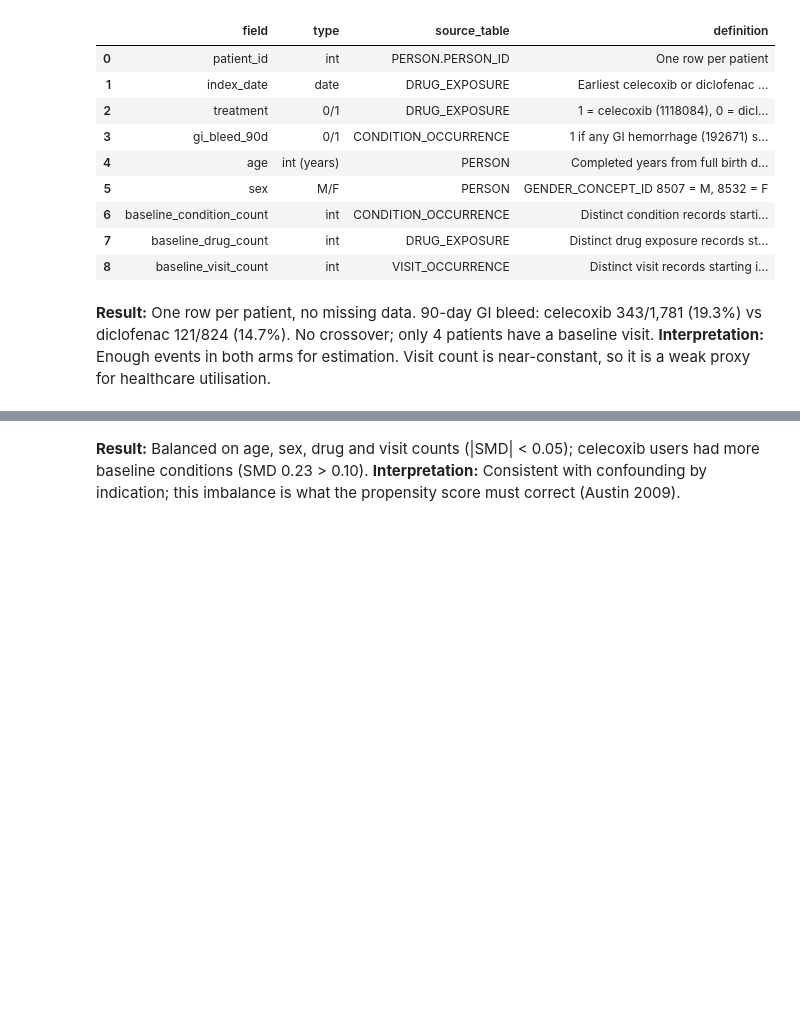
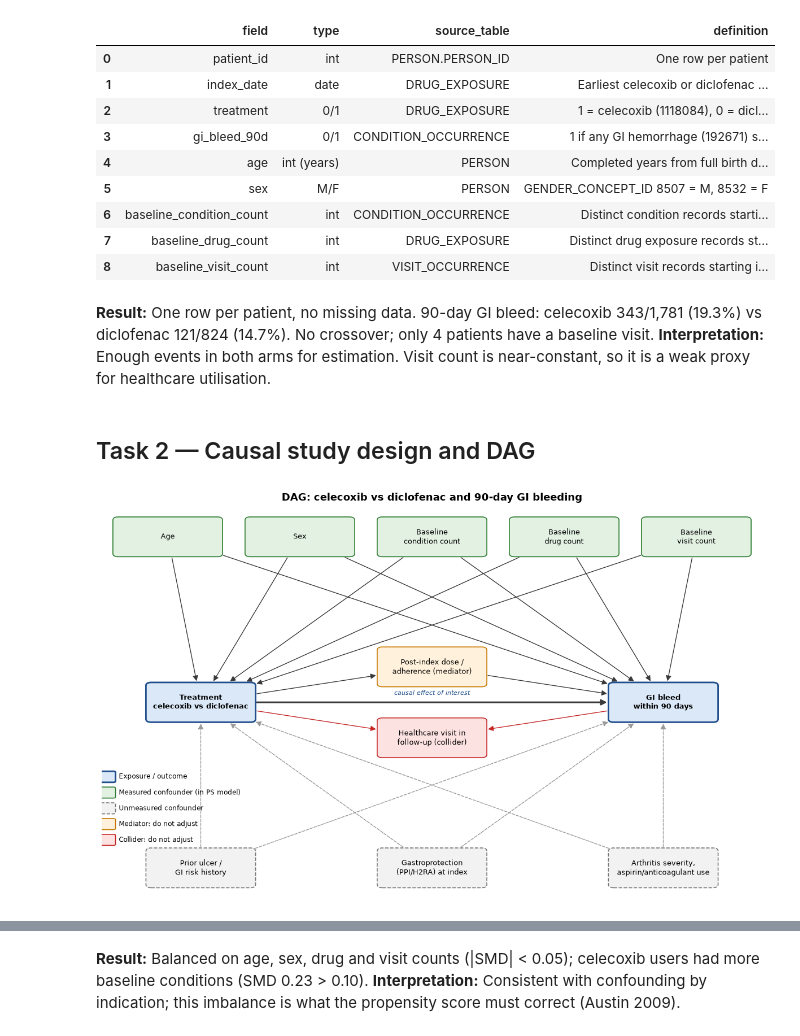
Before and after one commit to mehal-gosalia/gibleed-causal-inference, a Jupyter notebook: gibleed_analysis.ipynb, the cells around one changed output, grey strips where cells are left out. Drawn from its saved outputs; the diff is of its cells as text; code cells hidden in the pictures; blank space fills up the shorter version.

Commit message:
task 4

```diff
--- a/gibleed_analysis.ipynb
+++ b/gibleed_analysis.ipynb
@@ -454,3 +456,72 @@ Name: count, dtype: int64
 # %% [markdown]
 **Result:** One row per patient, no missing data. 90-day GI bleed: celecoxib 343/1,781 (19.3%) vs diclofenac 121/824 (14.7%). No crossover; only 4 patients have a baseline visit.
 **Interpretation:** Enough events in both arms for estimation. Visit count is near-constant, so it is a weak proxy for healthcare utilisation.
+# %% [markdown]
+## Task 2 — Causal study design and DAG
+# %%
+# Task 2: DAG — treatment, outcome, measured & unmeasured confounders, mediator (do not adjust), collider (do not adjust)
+import matplotlib.pyplot as plt
+from matplotlib.patches import FancyBboxPatch
+
+nodes = {
+    "T":      (0.15, 0.50, "Treatment\ncelecoxib vs diclofenac", "exposure"),
+    "Y":      (0.85, 0.50, "GI bleed\nwithin 90 days", "outcome"),
+    "age":    (0.10, 0.92, "Age", "measured"),
+    "sex":    (0.30, 0.92, "Sex", "measured"),
+    "cond":   (0.50, 0.92, "Baseline\ncondition count", "measured"),
+    "drug":   (0.70, 0.92, "Baseline\ndrug count", "measured"),
+    "visit":  (0.90, 0.92, "Baseline\nvisit count", "measured"),
+    "girisk": (0.15, 0.08, "Prior ulcer /\nGI risk history", "unmeasured"),
+    "ppi":    (0.50, 0.08, "Gastroprotection\n(PPI/H2RA) at index", "unmeasured"),
+    "sev":    (0.85, 0.08, "Arthritis severity,\naspirin/anticoagulant use", "unmeasured"),
+    "med":    (0.50, 0.59, "Post-index dose /\nadherence (mediator)", "mediator"),
+    "col":    (0.50, 0.41, "Healthcare visit in\nfollow-up (collider)", "collider"),
+}
+confounders = ["age", "sex", "cond", "drug", "visit", "girisk", "ppi", "sev"]
+edges = [(c, t) for c in confounders for t in ["T", "Y"]]
+edges += [("T", "Y"), ("T", "med"), ("med", "Y"), ("T", "col"), ("Y", "col")]
+
+style = {
+    "exposure":   dict(fc="#dbe8f7", ec="#1f4e8c", ls="-",  lw=2.0),
+    "outcome":    dict(fc="#dbe8f7", ec="#1f4e8c", ls="-",  lw=2.0),
+    "measured":   dict(fc="#e3f1e3", ec="#2e7d32", ls="-",  lw=1.2),
+    "unmeasured": dict(fc="#f2f2f2", ec="#777777", ls="--", lw=1.2),
+    "mediator":   dict(fc="#fff1db", ec="#c77700", ls="-",  lw=1.2),
+    "collider":   dict(fc="#fde2e2", ec="#c62828", ls="-",  lw=1.2),
+}
+
+fig, ax = plt.subplots(figsize=(12, 7.5))
+ax.set_xlim(0, 1); ax.set_ylim(0, 1); ax.axis("off")
+w, h = 0.15, 0.085
+boxes = {}
+for name, (x, y, label, kind) in nodes.items():
+    s = style[kind]
+    boxes[name] = FancyBboxPatch((x - w / 2, y - h / 2), w, h, boxstyle="round,pad=0.008",
+                                 fc=s["fc"], ec=s["ec"], ls=s["ls"], lw=s["lw"], zorder=3)
+    ax.add_patch(boxes[name])
+    ax.text(x, y, label, ha="center", va="center", fontsize=9, zorder=4,
+            fontweight="bold" if kind in ("exposure", "outcome") else "normal")
+
+for a, b in edges:
+    unmeasured = nodes[a][3] == "unmeasured"
+    color = "#9a9a9a" if unmeasured else ("#c62828" if b == "col" else "#3a3a3a")
+    ax.annotate("", xy=nodes[b][:2], xytext=nodes[a][:2],
+                arrowprops=dict(arrowstyle="-|>", mutation_scale=14, color=color,
+                                lw=2.2 if (a, b) == ("T", "Y") else 1.0, ls="--" if unmeasured else "-",
+                                patchA=boxes[a], patchB=boxes[b], shrinkA=1, shrinkB=1), zorder=2)
+ax.text(0.5, 0.515, "causal effect of interest", ha="center", va="bottom", fontsize=8, style="italic", color="#1f4e8c")
+
+legend = [("Exposure / outcome", "exposure"), ("Measured confounder (in PS model)", "measured"),
+          ("Unmeasured confounder", "unmeasured"), ("Mediator: do not adjust", "mediator"),
+          ("Collider: do not adjust", "collider")]
+for i, (txt, kind) in enumerate(legend):
+    s = style[kind]
+    y0 = 0.30 - i * 0.04
+    ax.add_patch(FancyBboxPatch((0.0, y0), 0.018, 0.022, boxstyle="round,pad=0.003",
+                                fc=s["fc"], ec=s["ec"], ls=s["ls"], lw=s["lw"]))
+    ax.text(0.026, y0 + 0.011, txt, va="center", fontsize=8.5)
+ax.set_title("DAG: celecoxib vs diclofenac and 90-day GI bleeding", fontsize=13, fontweight="bold")
+plt.tight_layout()
+plt.show()
+# %% [output]
+[figure, added]
```
Also changed, not shown: parts of 19 cells of this notebook, 1 other file.
